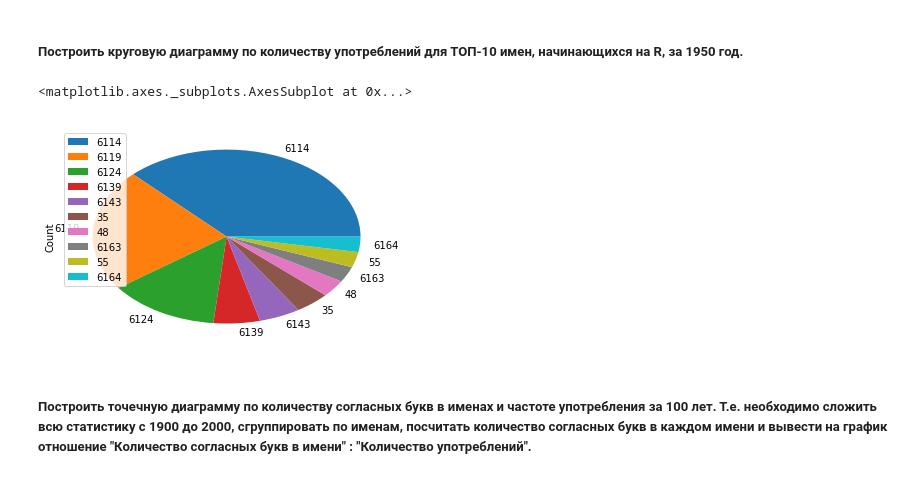
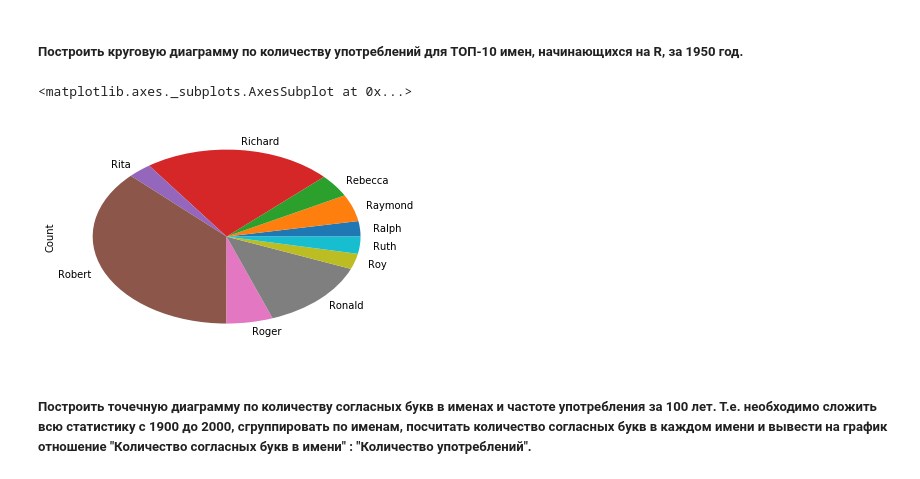
Before and after one commit to vlk83/py-3_task_4.2, a Jupyter notebook: us_names_years_visual.ipynb, the cells around one changed output. Cells and saved outputs as stored; diff of their text form; code cells hidden in the pictures.

```diff
--- a/us_names_years_visual.ipynb
+++ b/us_names_years_visual.ipynb
@@ -33,11 +33,11 @@ name_dynamics_5y.query('Name == ["Ruth", "Robert"]').unstack('Name').plot.bar()
 # %%
 names_1950 = pd.read_csv(PATH + 'yob1950.txt', names=['Name','Gender','Count'])
 names_1950['First_letter'] = names_1950.apply(lambda row: row.Name[0], axis=1)
 
-df = names_1950.query('First_letter == "R"').sort_values(by='Count', ascending=False).head(10)
-df.plot(y='Count', kind='pie')
+df = names_1950.query('First_letter == "R"').sort_values(by='Count', ascending=False).head(10).groupby(['Name']).sum()
+df.plot(y='Count', kind='pie', legend=False)
 # %% [output]
 <matplotlib.axes._subplots.AxesSubplot at 0x...>
-[figure, old version]
+[figure, new version]
 # %% [markdown]
 ##### Построить точечную диаграмму по количеству согласных букв в именах и частоте употребления за 100 лет. Т.е. необходимо сложить всю статистику с 1900 до 2000, сгруппировать по именам, посчитать количество согласных букв в каждом имени и вывести на график отношение "Количество согласных букв в имени" : "Количество употреблений".
```
Also changed, not shown: parts of 2 cells of this notebook.
